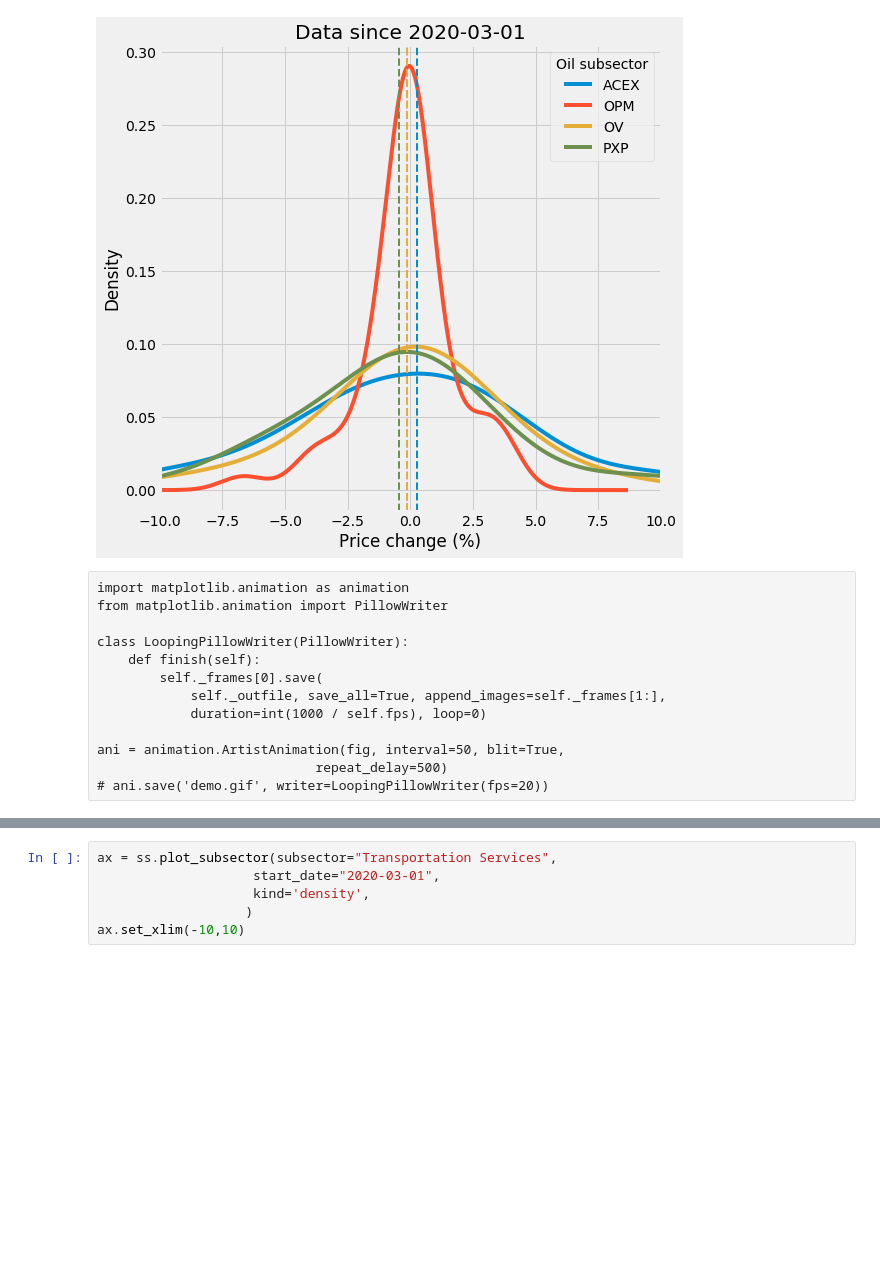
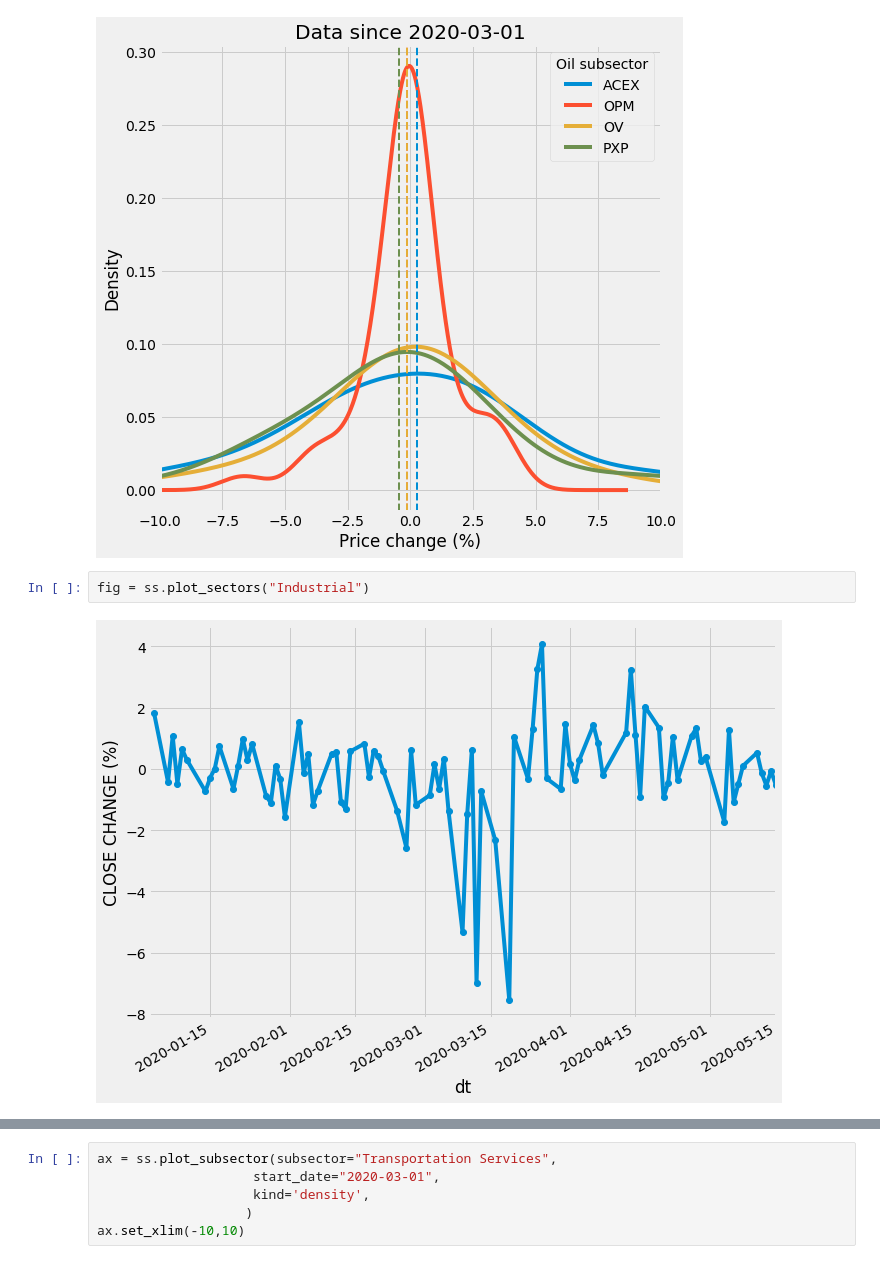
Before and after one commit to jbdelmundo/fastquant, a Jupyter notebook: examples/screener.ipynb, the cells around one changed output, grey strips where cells are left out. Drawn from its saved outputs; the diff is of its cells as text; blank space fills up the shorter version.

```diff
--- a/examples/screener.ipynb
+++ b/examples/screener.ipynb
@@ -61,16 +220,7 @@ ax.set_xlim(-10,10)
 # %% [output]
 (-10, 10)
 [figure]
-# %% [raw]
-import matplotlib.animation as animation
-from matplotlib.animation import PillowWriter
-
-class LoopingPillowWriter(PillowWriter):
-    def finish(self):
-        self._frames[0].save(
-            self._outfile, save_all=True, append_images=self._frames[1:],
-            duration=int(1000 / self.fps), loop=0)
-
-ani = animation.ArtistAnimation(fig, interval=50, blit=True,
-                            repeat_delay=500)
-# ani.save('demo.gif', writer=LoopingPillowWriter(fps=20))
+# %%
+fig = ss.plot_sectors("Industrial")
+# %% [output]
+[figure, added]
```
Also changed, not shown: parts of 19 cells of this notebook, 2 other files.
